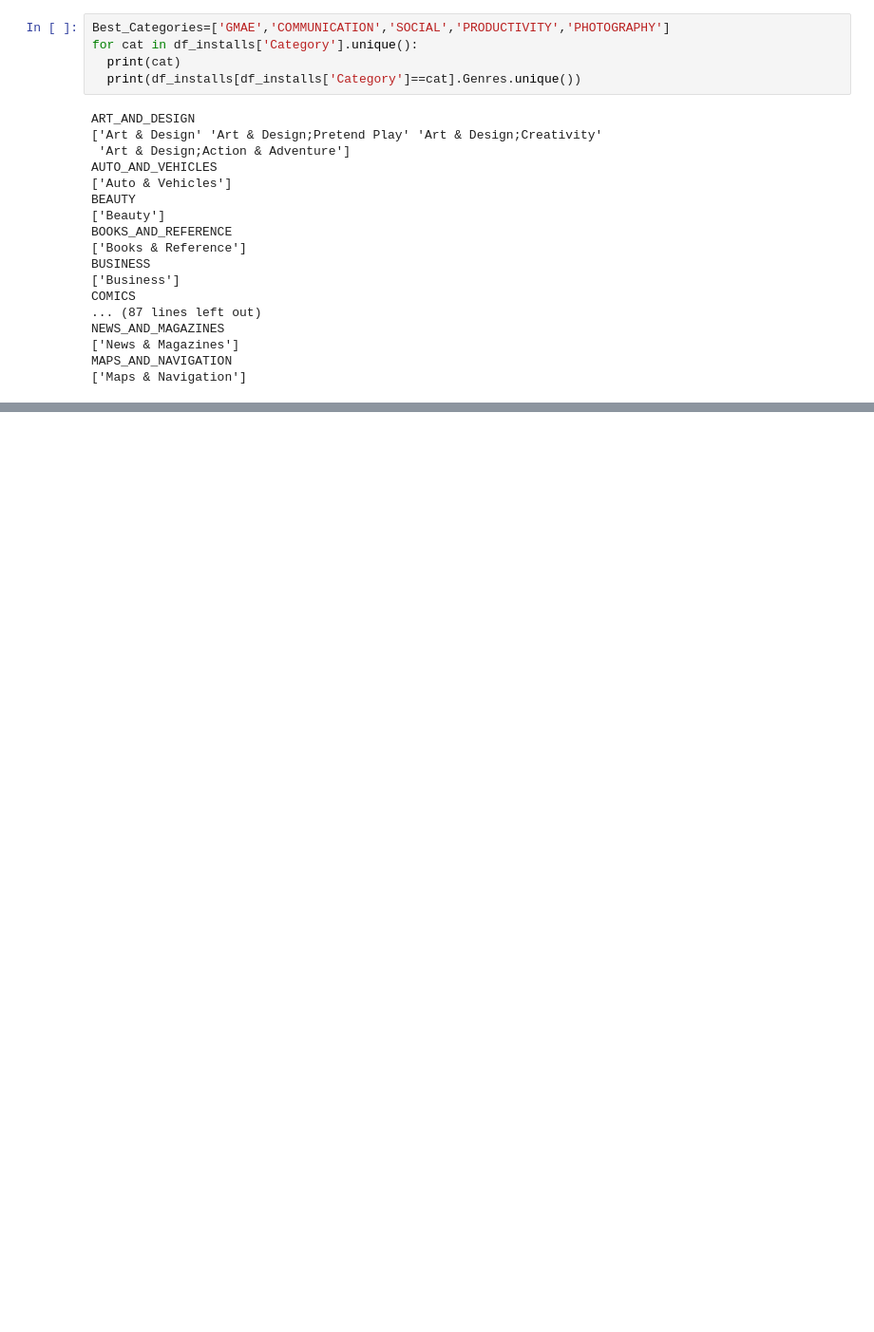
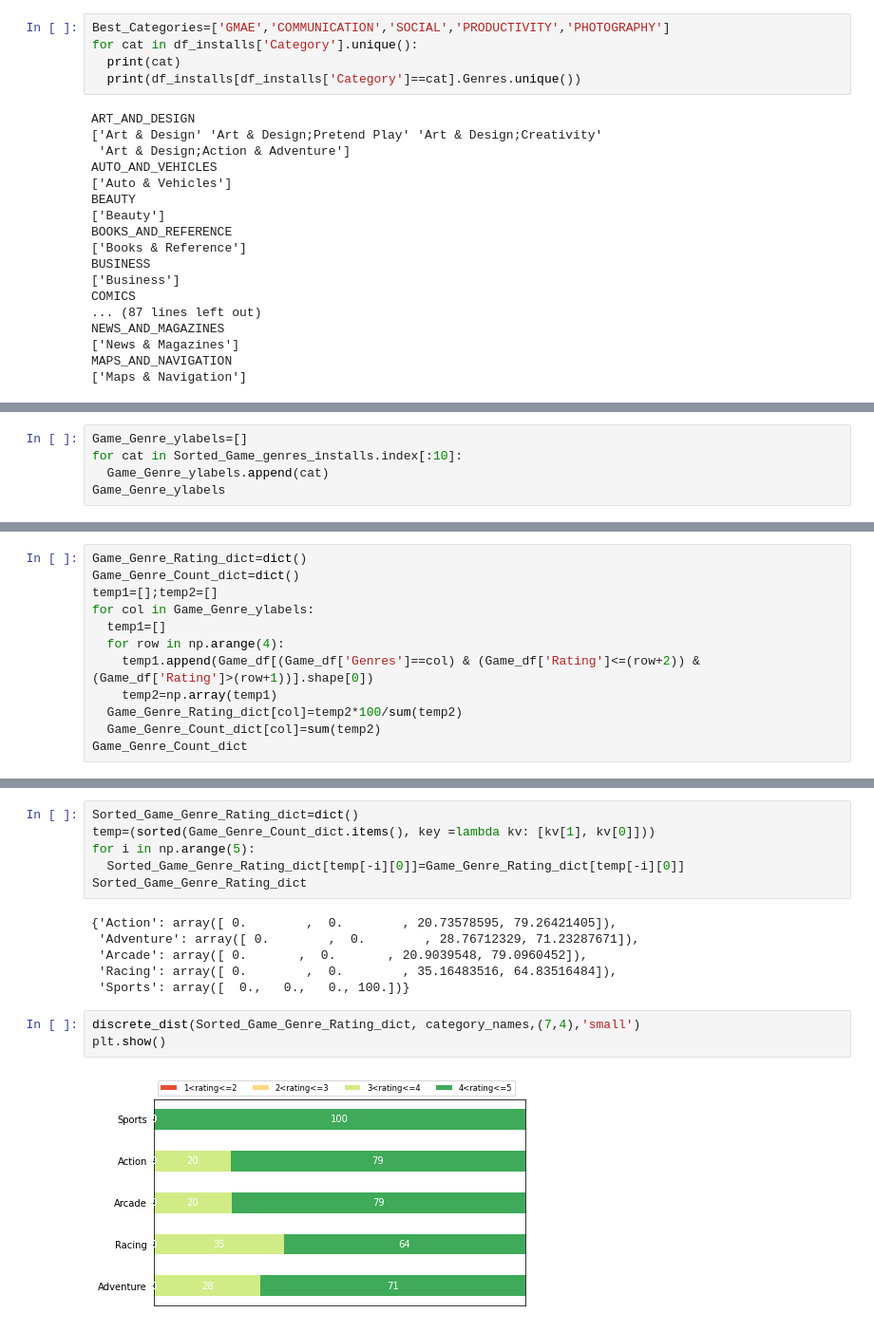
Before and after one commit to iMrugesh9/EDA_Playstore_Data, a Jupyter notebook: Play_Store_App_Review_Analysis(Mrugesh_Patel).ipynb, the cells around one changed output, grey strips where cells are left out. Shown at 95% size. Saved outputs shown, nothing was run; the diff lists cells and outputs as text; blank space fills up the shorter version.

```diff
--- a/Play_Store_App_Review_Analysis(Mrugesh_Patel).ipynb
+++ b/Play_Store_App_Review_Analysis(Mrugesh_Patel).ipynb
@@ -580,0 +629,5 @@ MAPS_AND_NAVIGATION
+# %%
+Game_Genre_ylabels=[]
+for cat in Sorted_Game_genres_installs.index[:10]:
+  Game_Genre_ylabels.append(cat)
+Game_Genre_ylabels
@@ -580,0 +657,12 @@ MAPS_AND_NAVIGATION
+# %%
+Game_Genre_Rating_dict=dict()
+Game_Genre_Count_dict=dict()
+temp1=[];temp2=[]
+for col in Game_Genre_ylabels:
+  temp1=[]
+  for row in np.arange(4):
+    temp1.append(Game_df[(Game_df['Genres']==col) & (Game_df['Rating']<=(row+2)) & (Game_df['Rating']>(row+1))].shape[0])
+    temp2=np.array(temp1)
+  Game_Genre_Rating_dict[col]=temp2*100/sum(temp2)
+  Game_Genre_Count_dict[col]=sum(temp2)
+Game_Genre_Count_dict
@@ -580,0 +680,17 @@ MAPS_AND_NAVIGATION
+# %%
+Sorted_Game_Genre_Rating_dict=dict()
+temp=(sorted(Game_Genre_Count_dict.items(), key =lambda kv: [kv[1], kv[0]]))
+for i in np.arange(5):
+  Sorted_Game_Genre_Rating_dict[temp[-i][0]]=Game_Genre_Rating_dict[temp[-i][0]]
+Sorted_Game_Genre_Rating_dict
+# %% [output]
+{'Action': array([ 0.        ,  0.        , 20.73578595, 79.26421405]),
+ 'Adventure': array([ 0.        ,  0.        , 28.76712329, 71.23287671]),
+ 'Arcade': array([ 0.       ,  0.       , 20.9039548, 79.0960452]),
+ 'Racing': array([ 0.        ,  0.        , 35.16483516, 64.83516484]),
+ 'Sports': array([  0.,   0.,   0., 100.])}
+# %%
+discrete_dist(Sorted_Game_Genre_Rating_dict, category_names,(7,4),'small')
+plt.show()
+# %% [output]
+[figure, added]
```
Also changed, not shown: parts of 21 cells of this notebook.
